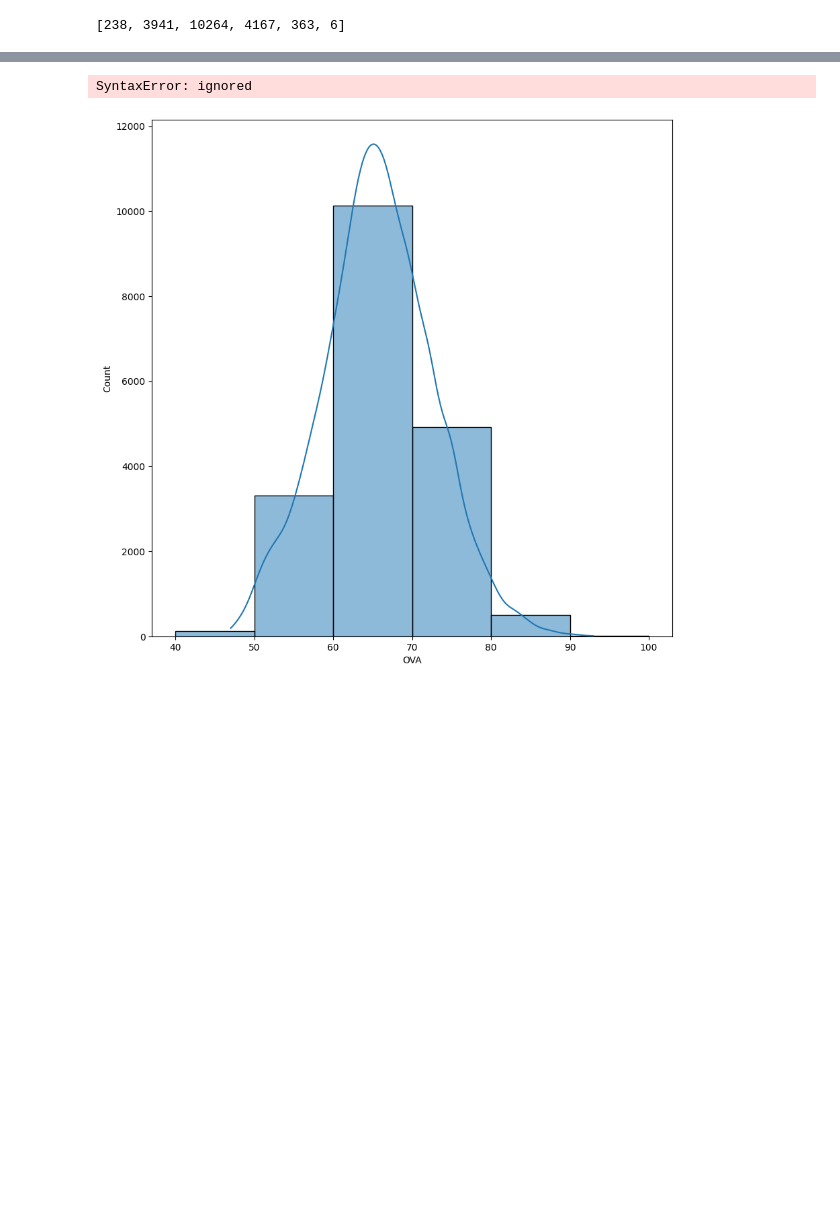
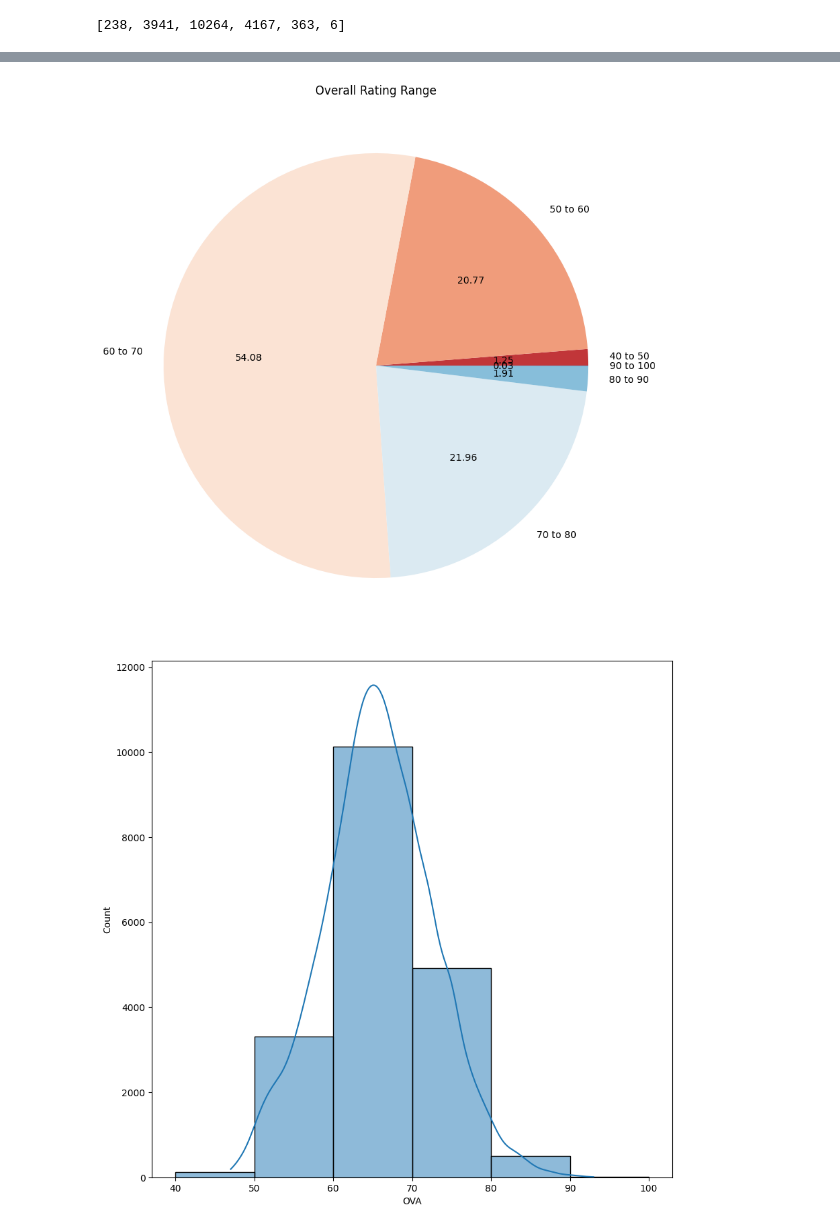
Before and after one commit to srinrealyf/fifa-record-data-cleaning, a Jupyter notebook: FIFA_21_Data_Cleaning.ipynb, the cells around one changed output, grey strips where cells are left out. Saved outputs shown, nothing was run; the diff lists cells and outputs as text; code cells hidden in the pictures; blank space fills up the shorter version.

```diff
--- a/FIFA_21_Data_Cleaning.ipynb
+++ b/FIFA_21_Data_Cleaning.ipynb
@@ -431,9 +510,10 @@ plt.show()
 # %%
 plt.figure(figsize = (20,10))
+plt.title("Overall Rating Range")
 plt.pie(ova_freq, autopct='%.2f', labels = [f'{i} to {i+10}' for i in range(40,100,10)])
 plt.show()
 # %% [output]
-SyntaxError: ignored
+[figure, added]
 # %%
 plt.figure(figsize = (10,10))
 sns.histplot(fifa_updated['OVA'], bins =[40,50,60,70,80,90,100], edgecolor = 'black', kde = True)
```
Also changed, not shown: parts of 22 cells of this notebook.
